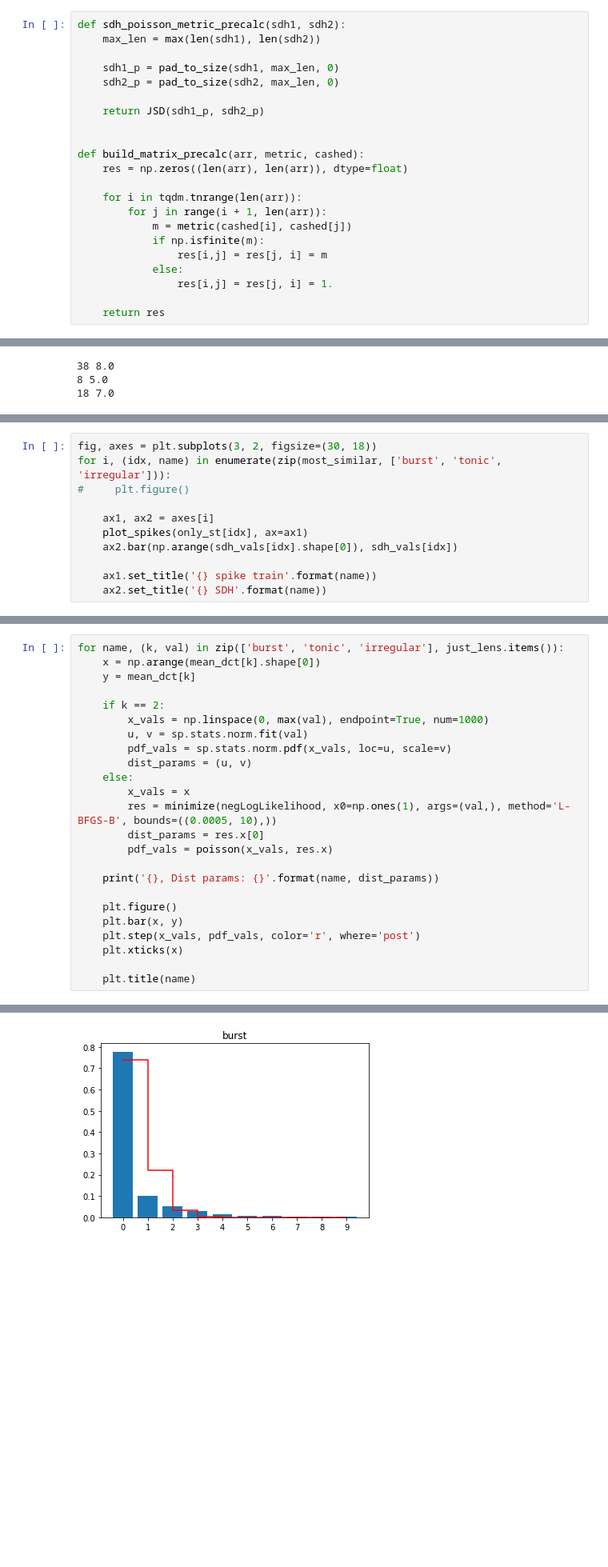
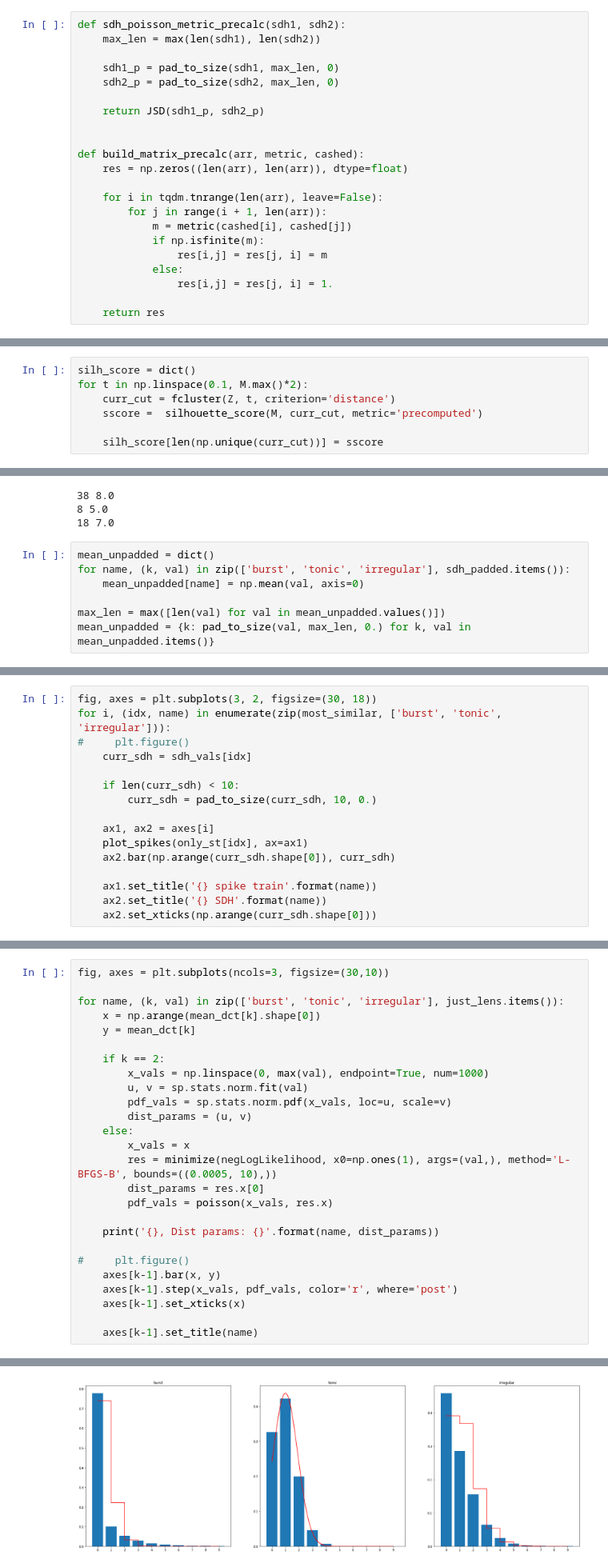
Before and after one commit to Vlad0922/neurophysiology, a Jupyter notebook: burst_clusters_heirarchy.ipynb, the cells around one changed output, grey strips where cells are left out. Shown at 80% size. Drawn from its saved outputs; the diff is of its cells as text; blank space fills up the shorter version.

```diff
--- a/burst_clusters_heirarchy.ipynb
+++ b/burst_clusters_heirarchy.ipynb
@@ -279,7 +289,7 @@ def sdh_poisson_metric_precalc(sdh1, sdh2):
 def build_matrix_precalc(arr, metric, cashed):
     res = np.zeros((len(arr), len(arr)), dtype=float)
 
-    for i in tqdm.tnrange(len(arr)):
+    for i in tqdm.tnrange(len(arr), leave=False):
         for j in range(i + 1, len(arr)):
             m = metric(cashed[i], cashed[j])
             if np.isfinite(m):
@@ -357,3 +370,10 @@ cut = fcluster(Z, 0.5, criterion="distance")
 print(np.unique(cut))
 # %% [output]
 [1 2 3]
+# %%
+silh_score = dict()
+for t in np.linspace(0.1, M.max()*2):
+    curr_cut = fcluster(Z, t, criterion='distance')
+    sscore =  silhouette_score(M, curr_cut, metric='precomputed')
+
+    silh_score[len(np.unique(curr_cut))] = sscore
@@ -407,3 +437,10 @@ for k, val in sdh_dct.items():
 38 8.0
 8 5.0
 18 7.0
+# %%
+mean_unpadded = dict()
+for name, (k, val) in zip(['burst', 'tonic', 'irregular'], sdh_padded.items()):
+    mean_unpadded[name] = np.mean(val, axis=0)
+
+max_len = max([len(val) for val in mean_unpadded.values()])
+mean_unpadded = {k: pad_to_size(val, max_len, 0.) for k, val in mean_unpadded.items()}
@@ -468,11 +507,16 @@ plt.legend()
 fig, axes = plt.subplots(3, 2, figsize=(30, 18))
 for i, (idx, name) in enumerate(zip(most_similar, ['burst', 'tonic', 'irregular'])):
 #     plt.figure()
+    curr_sdh = sdh_vals[idx]
+
+    if len(curr_sdh) < 10:
+        curr_sdh = pad_to_size(curr_sdh, 10, 0.)
 
     ax1, ax2 = axes[i]
     plot_spikes(only_st[idx], ax=ax1)
-    ax2.bar(np.arange(sdh_vals[idx].shape[0]), sdh_vals[idx])
+    ax2.bar(np.arange(curr_sdh.shape[0]), curr_sdh)
 
     ax1.set_title('{} spike train'.format(name))
     ax2.set_title('{} SDH'.format(name))
+    ax2.set_xticks(np.arange(curr_sdh.shape[0]))
 # %% [output]
@@ -545,31 +589,33 @@ def negLogLikelihood(params, data):
     lnl = -np.sum(np.log(poisson(data, params[0])))
     return lnl
 # %%
+fig, axes = plt.subplots(ncols=3, figsize=(30,10))
+
 for name, (k, val) in zip(['burst', 'tonic', 'irregular'], just_lens.items()):
     x = np.arange(mean_dct[k].shape[0])
     y = mean_dct[k]
 
     if k == 2:
         x_vals = np.linspace(0, max(val), endpoint=True, num=1000)
         u, v = sp.stats.norm.fit(val)
         pdf_vals = sp.stats.norm.pdf(x_vals, loc=u, scale=v)
         dist_params = (u, v)
     else:
         x_vals = x
         res = minimize(negLogLikelihood, x0=np.ones(1), args=(val,), method='L-BFGS-B', bounds=((0.0005, 10),))
         dist_params = res.x[0]
         pdf_vals = poisson(x_vals, res.x)
 
     print('{}, Dist params: {}'.format(name, dist_params))
 
-    plt.figure()
-    plt.bar(x, y)
-    plt.step(x_vals, pdf_vals, color='r', where='post')
-    plt.xticks(x)
+#     plt.figure()
+    axes[k-1].bar(x, y)
+    axes[k-1].step(x_vals, pdf_vals, color='r', where='post')
+    axes[k-1].set_xticks(x)
 
-    plt.title(name)
+    axes[k-1].set_title(name)
 # %% [output]
 burst, Dist params: 0.29990420868835477
 tonic, Dist params: (0.99145743844152701, 0.91339965876667728)
 irregular, Dist params: 0.939061514413839
-[figure, old version]
+[figure, new version]
```
Also changed, not shown: parts of 24 cells of this notebook, 1 other file.
